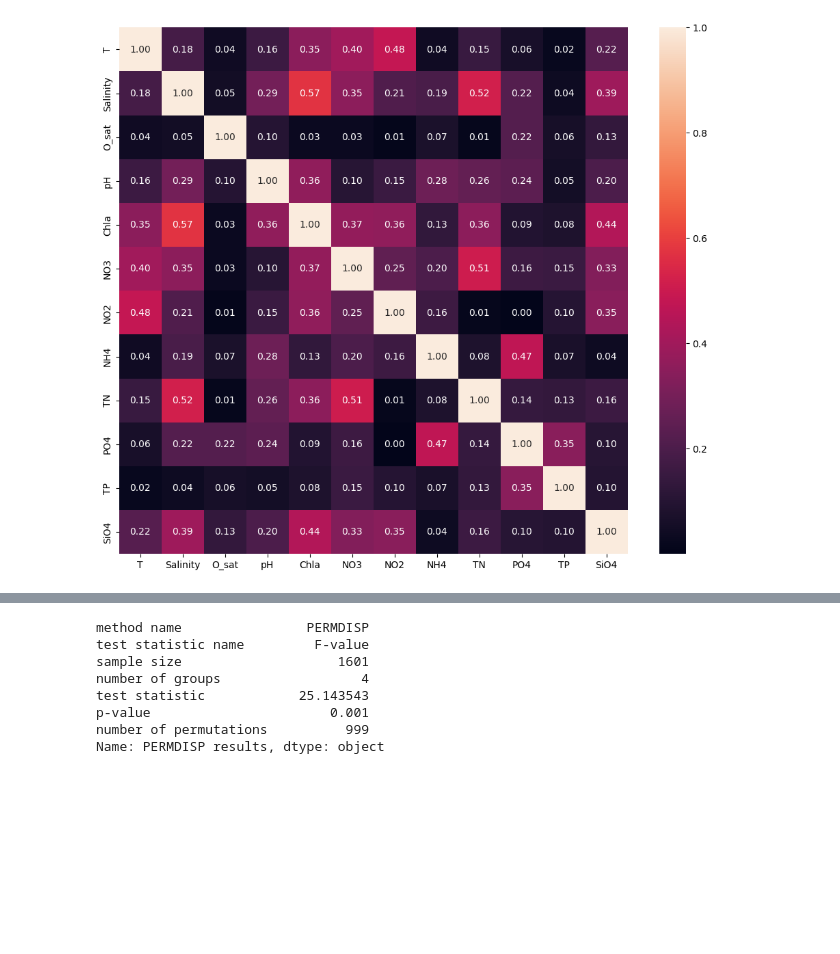
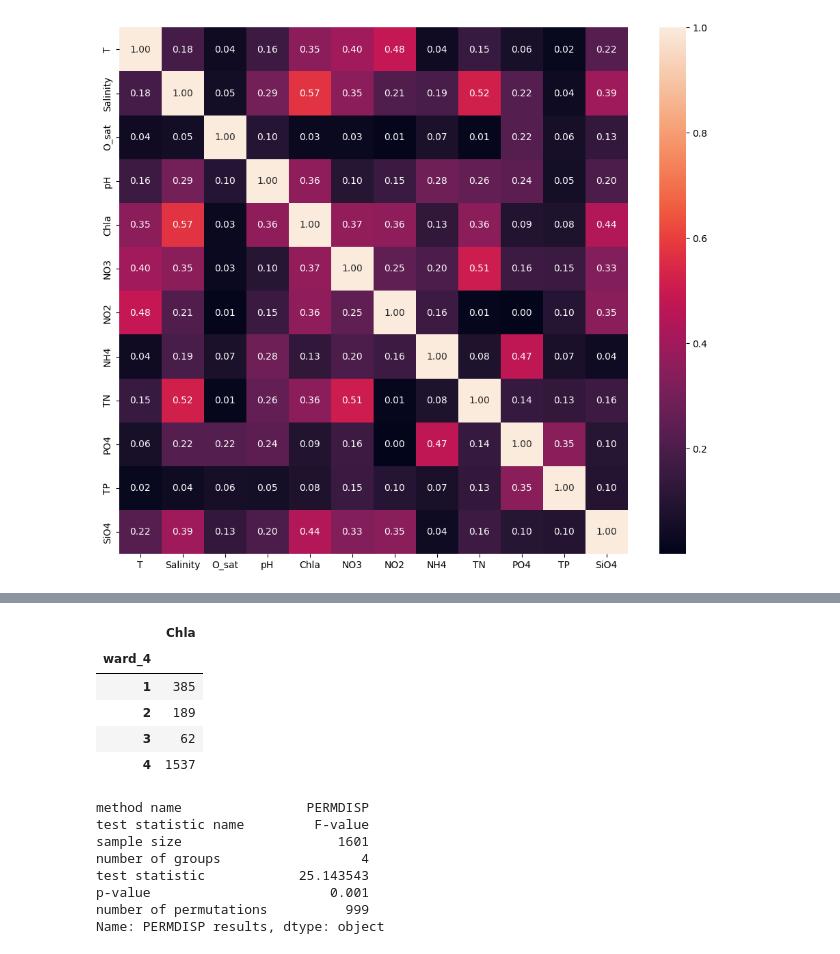
Before and after one commit to Alberto-Ghedin/ISPRA_20152017_Analysis, a Jupyter notebook: Clustering/Lin_disc_analysis.ipynb, the cells around one changed output, grey strips where cells are left out. Cells and saved outputs as stored; diff of their text form; code cells hidden in the pictures; blank space fills up the shorter version.

```diff
--- a/Clustering/Lin_disc_analysis.ipynb
+++ b/Clustering/Lin_disc_analysis.ipynb
@@ -43,3 +95,12 @@ training_data = env_long.loc[:, features].dropna().merge(cluster_indices.loc[:,
+# %%
+cluster_indices.groupby("ward_4").agg({"ward_11" : "count"}).rename(columns={"ward_11": "Chla"})
+# %% [output]
+|  | Chla |
+| ward_4 |  |
+| 1 | 385 |
+| 2 | 189 |
+| 3 | 62 |
+| 4 | 1537 |
 # %%
 from sklearn.preprocessing import StandardScaler
 from scipy.spatial.distance import pdist, squareform
```
Also changed, not shown: parts of 5 cells of this notebook, 5 other files.
